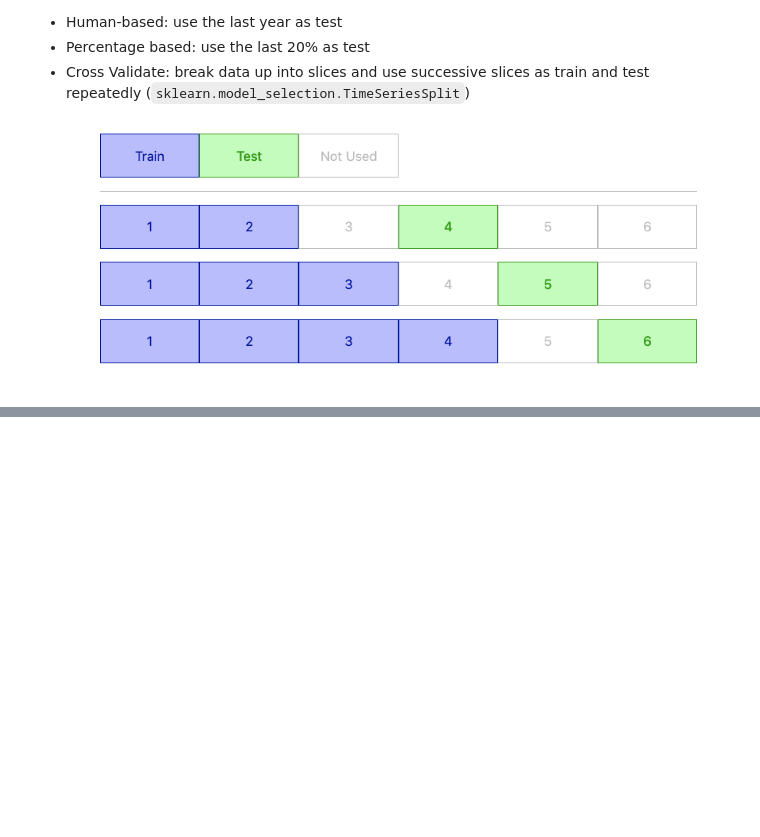
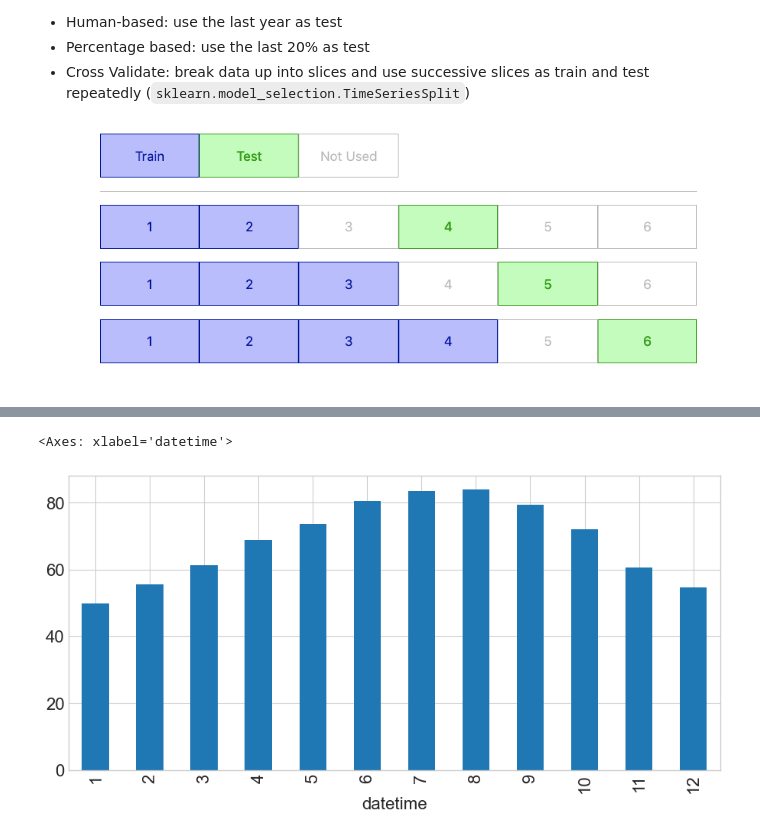
Before and after one commit to CodeupClassroom/oneil-tsa, a Jupyter notebook: explore.ipynb, the cells around one changed output, grey strips where cells are left out. Drawn from its saved outputs; the diff is of its cells as text; code cells hidden in the pictures; blank space fills up the shorter version.

```diff
--- a/explore.ipynb
+++ b/explore.ipynb
@@ -90,0 +175,11 @@ Name: temp, dtype: float64
+# %%
+# if i take the months out of the datetime index
+# group by those months
+# grab the average temperature with the mean() method
+# and then chain it into plotting,
+# I can get an assessment of what the average temp
+# looks like across months
+train.groupby(train.index.month).temp.mean().plot.bar()
+# %% [output]
+<Axes: xlabel='datetime'>
+[figure, added]
```
Also changed, not shown: parts of 45 cells of this notebook, 1 other file.
